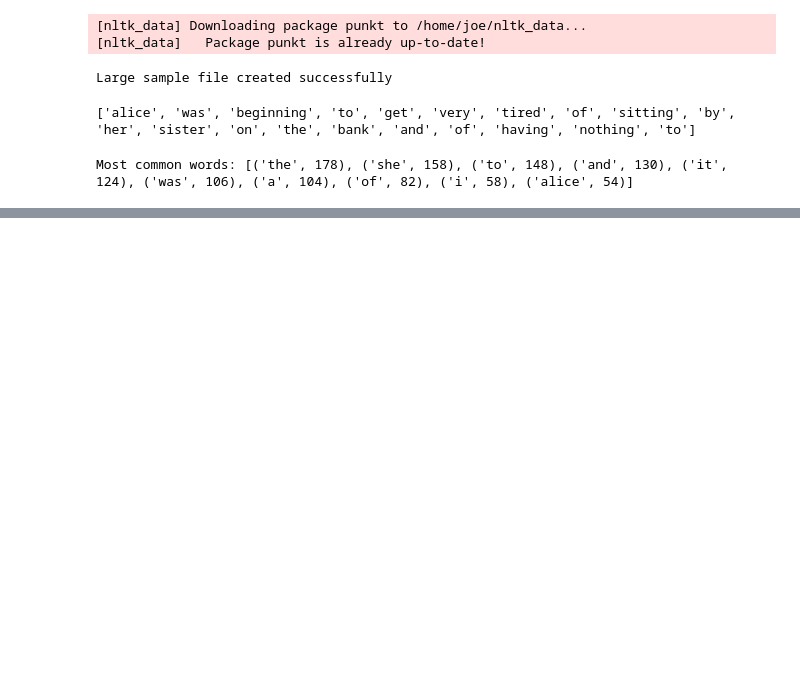
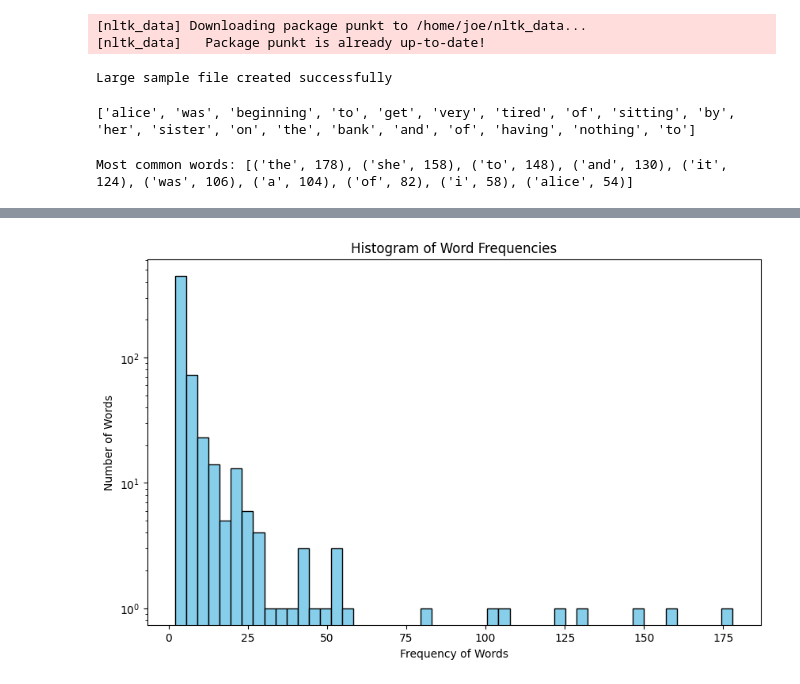
Before and after one commit to JosephJohncross/NLP_exercises, a Jupyter notebook: 4_analyizing_word_frequencies_in_text.ipynb, the cells around one changed output, grey strips where cells are left out. Drawn from its saved outputs; the diff is of its cells as text; code cells hidden in the pictures; blank space fills up the shorter version.

```diff
--- a/4_analyizing_word_frequencies_in_text.ipynb
+++ b/4_analyizing_word_frequencies_in_text.ipynb
@@ -497,0 +502,14 @@ print(f"Standard Deviation: {std_dev_freq}")
+# %%
+# Visualizing the data for the word frequency distribution
+
+import matplotlib.pyplot as plt
+
+plt.figure(figsize=(10,6))
+plt.hist(word_frequencies, bins=50, color="skyblue", edgecolor="black")
+plt.title("Histogram of Word Frequencies")
+plt.xlabel("Frequency of Words")
+plt.ylabel("Number of Words")
+plt.yscale("log")
+plt.show()
+# %% [output]
+[figure, added]
```
Also changed, not shown: parts of 2 cells of this notebook, 2 other files.
